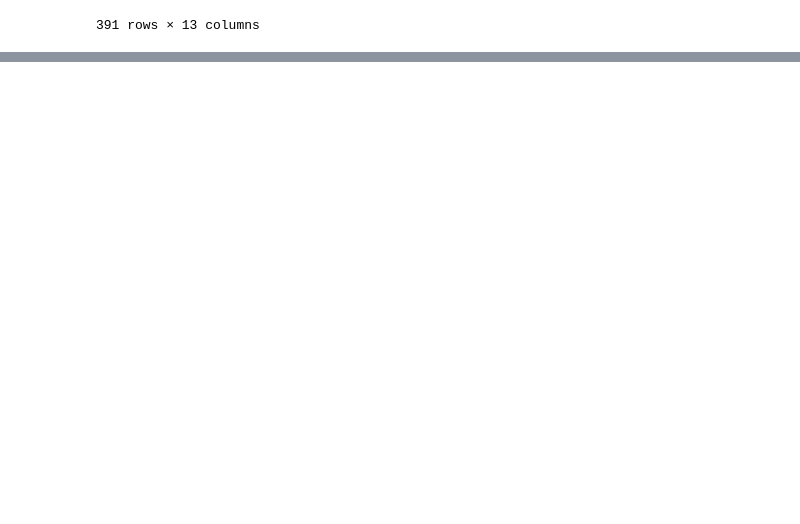
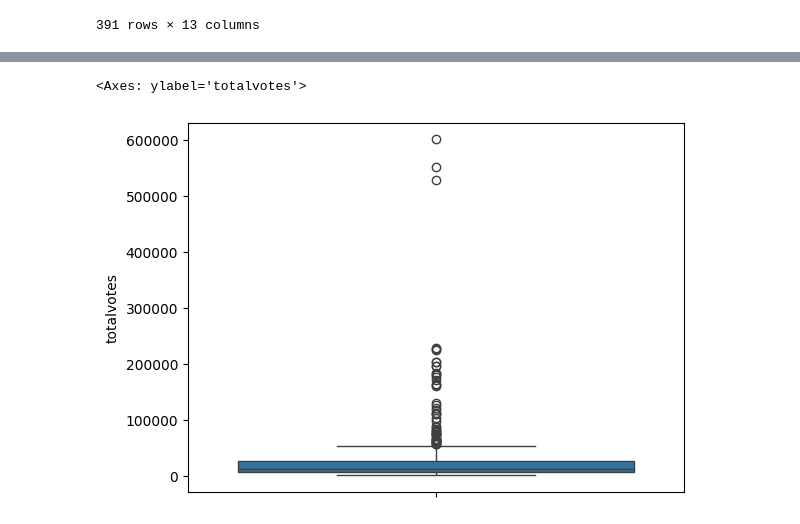
Before and after one commit to RainaVardhan/project_voting, a Jupyter notebook: clean_voting.ipynb, the cells around one changed output, grey strips where cells are left out. Drawn from its saved outputs; the diff is of its cells as text; code cells hidden in the pictures; blank space fills up the shorter version.

```diff
--- a/clean_voting.ipynb
+++ b/clean_voting.ipynb
@@ -72,0 +103,6 @@ votes_2016[votes_2016['county_name'] == 'BEDFORD']
+# %%
+var = 'totalvotes'
+sns.boxplot(winners_all[var])
+# %% [output]
+<Axes: ylabel='totalvotes'>
+[figure, added]
```
Also changed, not shown: parts of 7 cells of this notebook.
